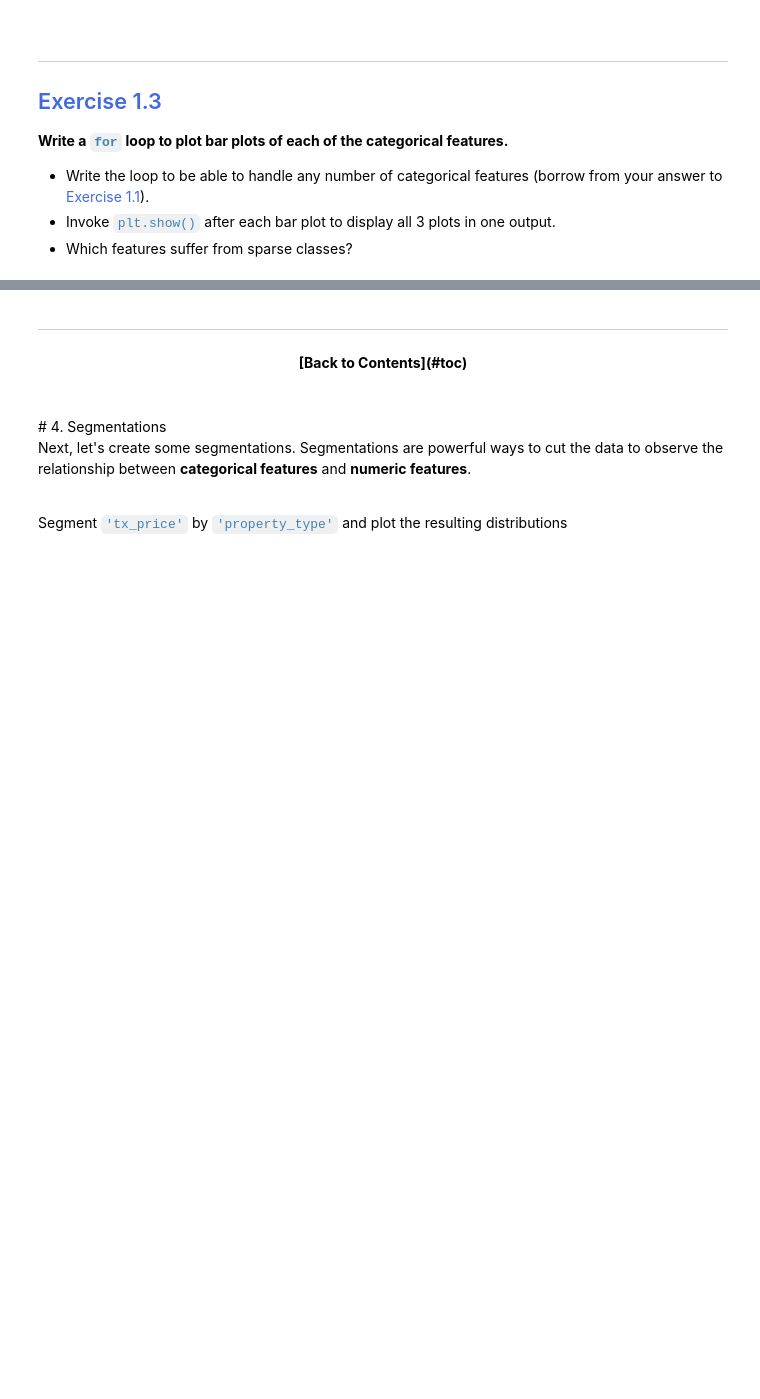
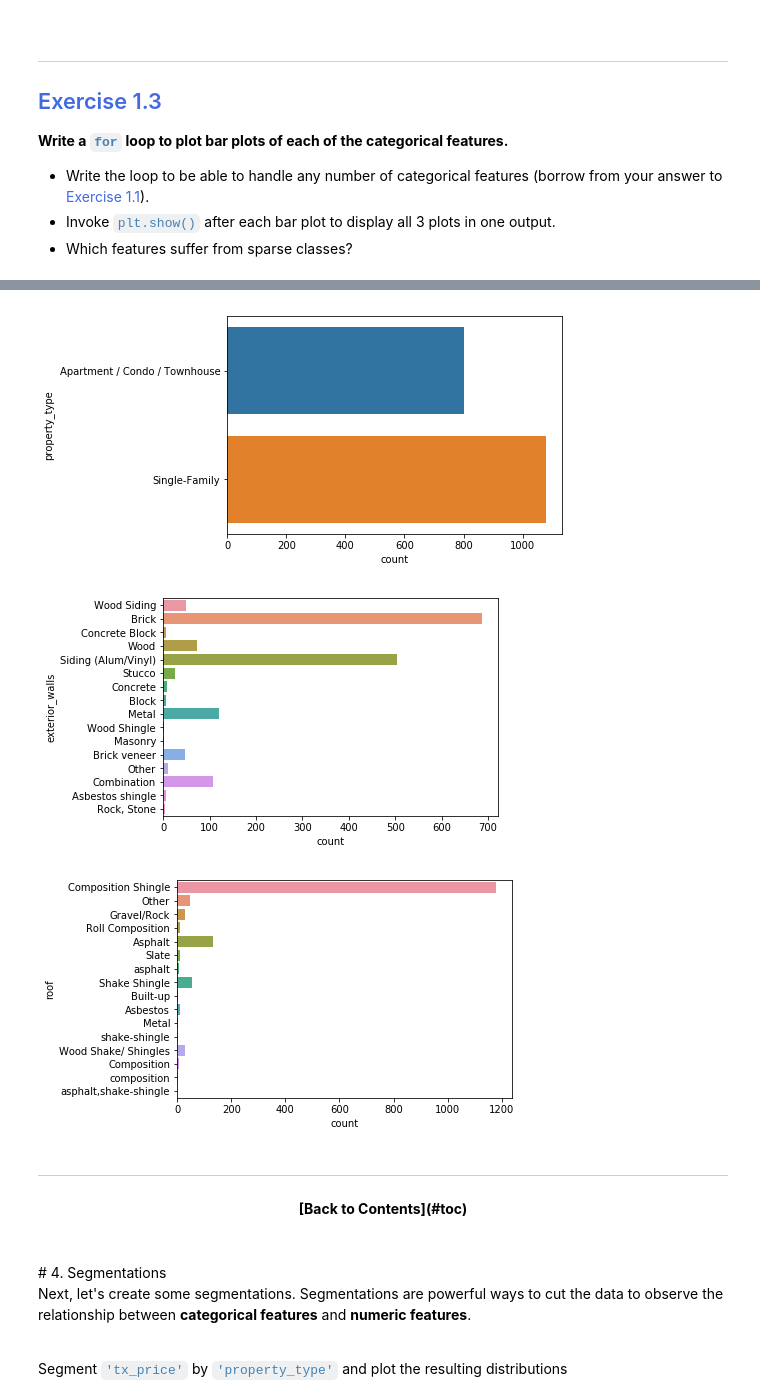
Before and after one commit to clevyclev/Data-Science-Projects, a Jupyter notebook: Regression - Real Estate Tycoon/Module 1 - Exploratory Analysis.ipynb, the cells around one changed output, grey strips where cells are left out. Saved outputs shown, nothing was run; the diff lists cells and outputs as text; code cells hidden in the pictures; blank space fills up the shorter version.

```diff
--- a/Regression - Real Estate Tycoon/Module 1 - Exploratory Analysis.ipynb
+++ b/Regression - Real Estate Tycoon/Module 1 - Exploratory Analysis.ipynb
@@ -259,5 +304,13 @@ Plot bar plot for the <code style="color:steelblue">'exterior_walls'</code> feat
 # %%
 # Plot bar plot for each categorical feature
+
+for feature in df.dtypes[df.dtypes == 'object'].index:
+    sns.countplot(y=feature, data=df)
+    plt.show()
+# %% [output]
+[figure, added]
+[figure, added]
+[figure, added]
 # %% [markdown]
 <hr style="border-color:royalblue;background-color:royalblue;height:1px;">
 
```
Also changed, not shown: parts of 9 cells of this notebook.
